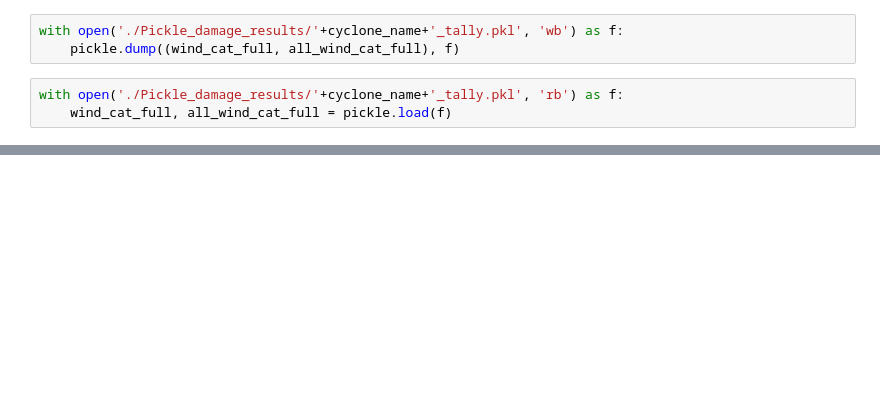
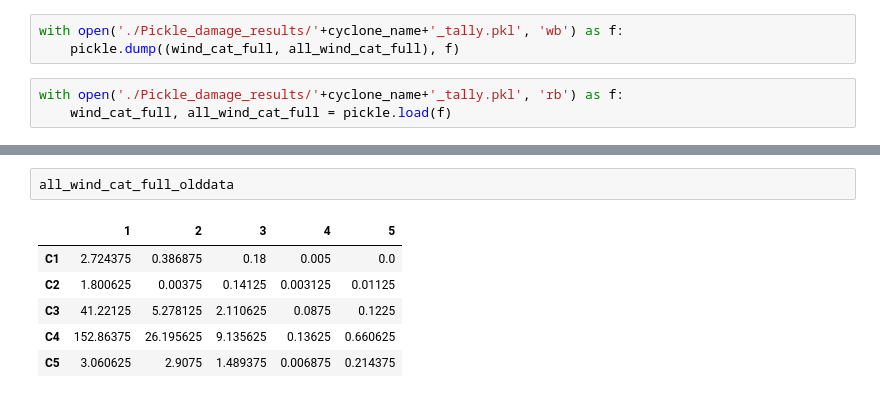
Before and after one commit to christopherowers/TC_mangroves, a Jupyter notebook: Cyclone_damage.ipynb, the cells around one changed output, grey strips where cells are left out. Cells and saved outputs as stored; diff of their text form; blank space fills up the shorter version.

```diff
--- a/Cyclone_damage.ipynb
+++ b/Cyclone_damage.ipynb
@@ -193,3 +216,12 @@ all_wind_cat_full
+# %%
+all_wind_cat_full_olddata
+# %% [output]
+|  | 1 | 2 | 3 | 4 | 5 |
+| C1 | 2.724375 | 0.386875 | 0.18 | 0.005 | 0.0 |
+| C2 | 1.800625 | 0.00375 | 0.14125 | 0.003125 | 0.01125 |
+| C3 | 41.22125 | 5.278125 | 2.110625 | 0.0875 | 0.1225 |
+| C4 | 152.86375 | 26.195625 | 9.135625 | 0.13625 | 0.660625 |
+| C5 | 3.060625 | 2.9075 | 1.489375 | 0.006875 | 0.214375 |
 # %%
 figure_a = wind_cat_full.astype('float').plot(kind='bar', title='Cyclone '+ cyclone_name +' immediate impact')
 figure_a.set_ylabel('Area in $km^2$')
```
Also changed, not shown: parts of 10 cells of this notebook, 1 other file.
